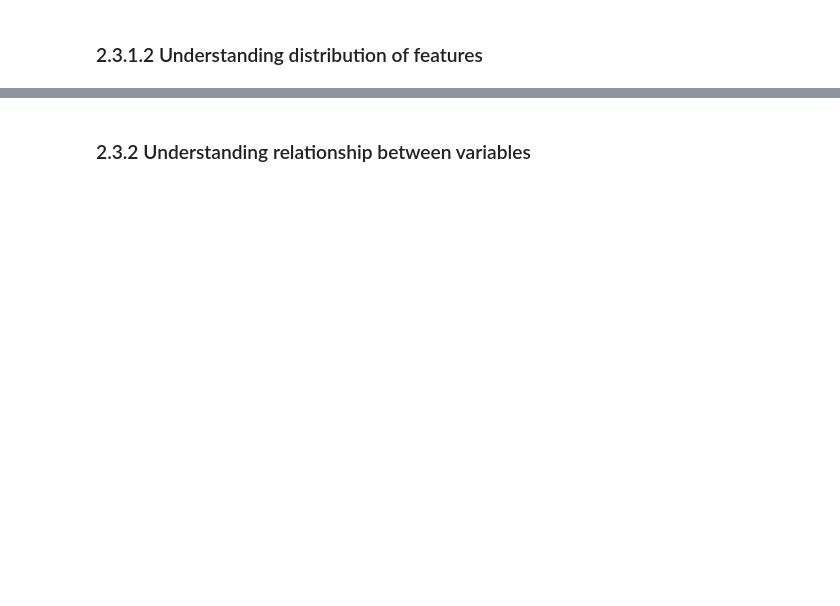
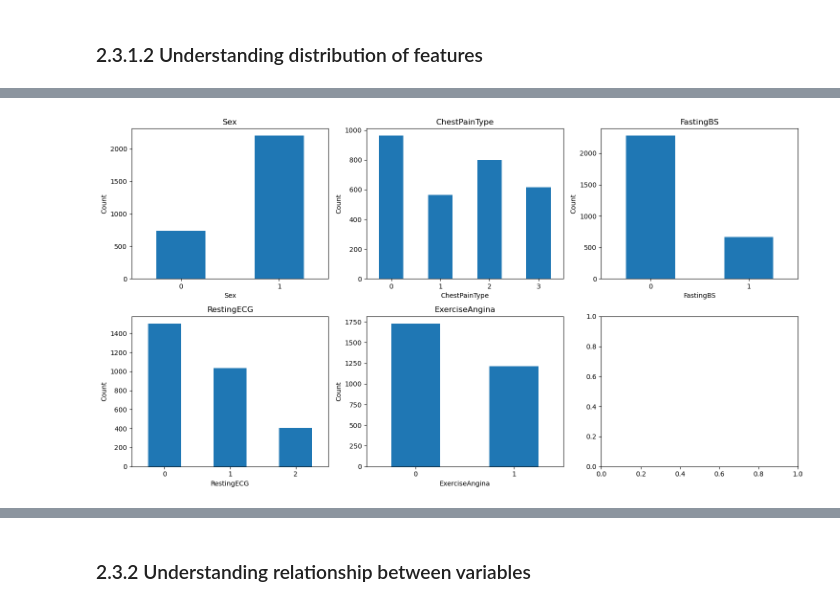
Before and after one commit to AnsonZhu8/MLDP_project, a Jupyter notebook: mldp_project_codes.ipynb, the cells around one changed output, grey strips where cells are left out. Cells and saved outputs as stored; diff of their text form; code cells hidden in the pictures; blank space fills up the shorter version.

```diff
--- a/mldp_project_codes.ipynb
+++ b/mldp_project_codes.ipynb
@@ -171,0 +214,27 @@ Cholesterol = 0: 0
+# %%
+## Understanding distribution of categorical features
+
+categorical = [
+    'Sex',
+    'ChestPainType',
+    'FastingBS',
+    'RestingECG',
+    'ExerciseAngina',
+]
+
+fig, axes = plt.subplots(2, 3, figsize=(15, 8))
+
+for ax, col in zip(axes.flatten(), categorical):  ##pair each feature to a graph
+    df[col].value_counts().sort_index().plot(
+        kind='bar',
+        ax=ax,
+        title=col
+    )
+    ax.set_xlabel(col)
+    ax.set_ylabel("Count")
+    ax.tick_params(axis='x', labelrotation=0)
+
+plt.tight_layout()
+plt.show()
+# %% [output]
+[figure, added]
```
Also changed, not shown: parts of 8 cells of this notebook.
